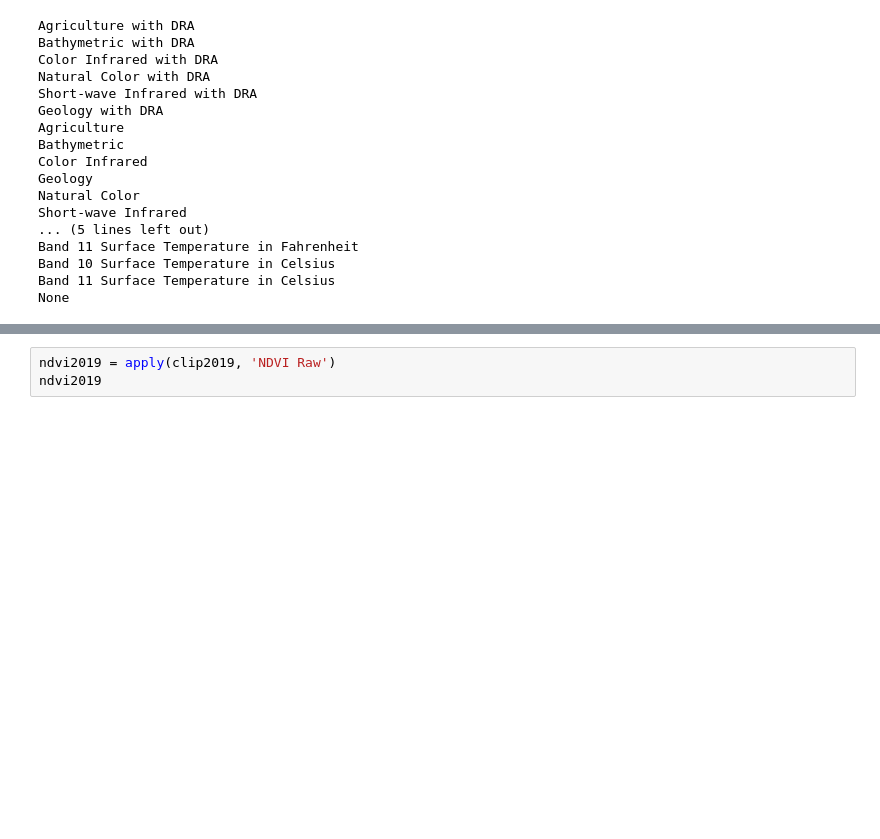
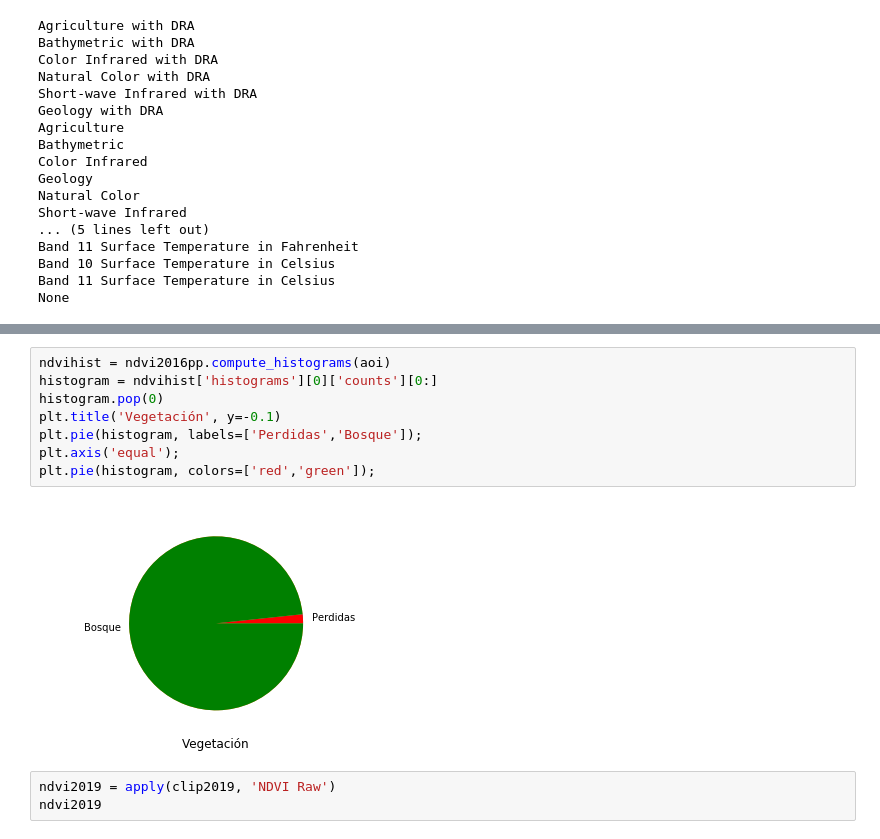
Before and after one commit to GeoGeeks/Api_Python_for_ArcGIS_dev2019, a Jupyter notebook: Imagenes satelitales.ipynb, the cells around one changed output, grey strips where cells are left out. Cells and saved outputs as stored; diff of their text form; blank space fills up the shorter version.

```diff
--- a/Imagenes satelitales.ipynb
+++ b/Imagenes satelitales.ipynb
@@ -103,3 +119,13 @@ None
+# %%
+ndvihist = ndvi2016pp.compute_histograms(aoi)
+histogram = ndvihist['histograms'][0]['counts'][0:]
+histogram.pop(0)
+plt.title('Vegetación', y=-0.1)
+plt.pie(histogram, labels=['Perdidas','Bosque']);
+plt.axis('equal');
+plt.pie(histogram, colors=['red','green']);
+# %% [output]
+[figure, added]
 # %%
 ndvi2019 = apply(clip2019, 'NDVI Raw')
 ndvi2019
```
Also changed, not shown: parts of 15 cells of this notebook.
